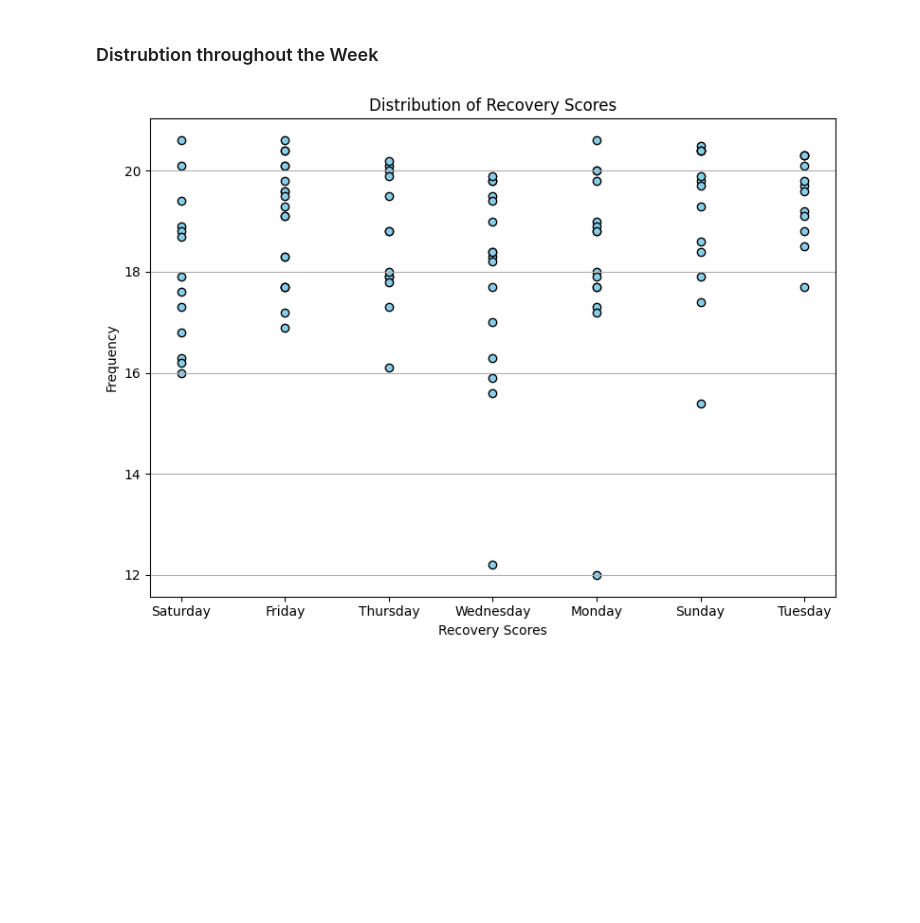
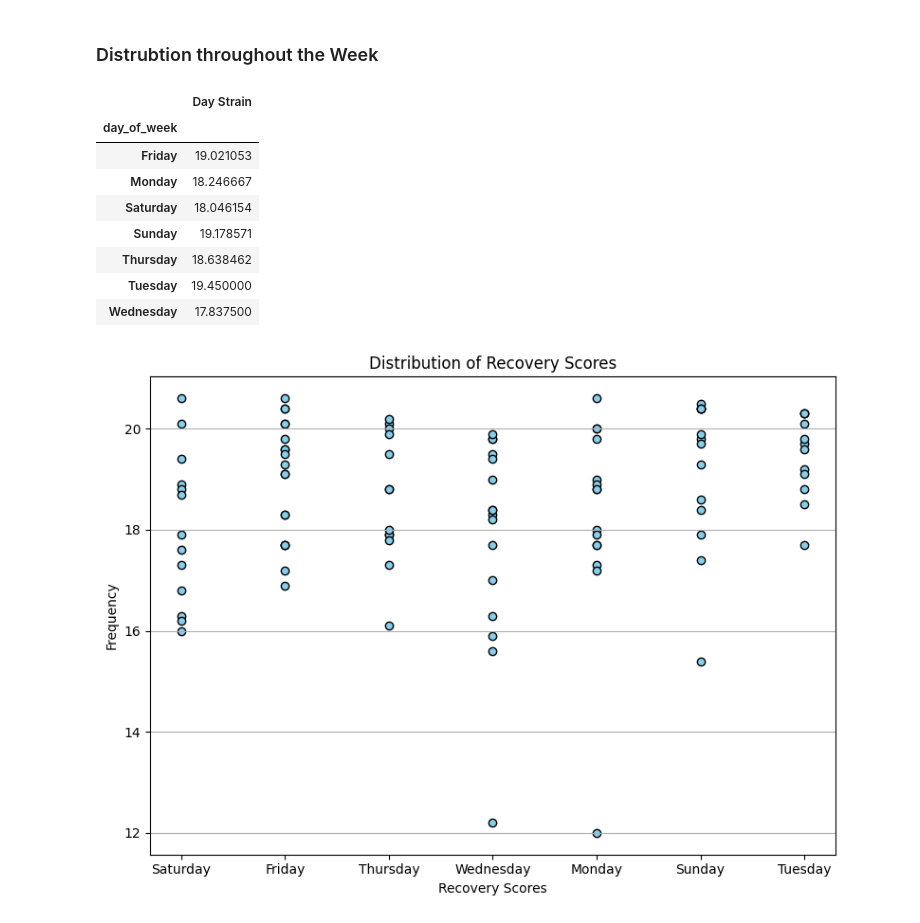
Before and after one commit to Topusaha/whoop-analysis, a Jupyter notebook: EDA.ipynb, the cells around one changed output. Cells and saved outputs as stored; diff of their text form; code cells hidden in the pictures; blank space fills up the shorter version.

```diff
--- a/EDA.ipynb
+++ b/EDA.ipynb
@@ -186,6 +186,19 @@ plt.show()
 Even on my lowest days I am still burning over 3500 calories when it is reccomended I should be taking it easy.
 # %% [markdown]
 ### Distrubtion throughout the Week
+# %%
+avg = cycles_df[['Day Strain', 'day_of_week']].groupby('day_of_week').mean()
+avg
+# %% [output]
+|  | Day Strain |
+| day_of_week |  |
+| Friday | 19.021053 |
+| Monday | 18.246667 |
+| Saturday | 18.046154 |
+| Sunday | 19.178571 |
+| Thursday | 18.638462 |
+| Tuesday | 19.450000 |
+| Wednesday | 17.837500 |
 # %%
 plt.figure(figsize=(8, 6))
 plt.scatter(cycles_df['day_of_week'], cycles_df['Day Strain'], color='skyblue', edgecolor='black')
```
Also changed, not shown: parts of 2 cells of this notebook, 2 other files.
